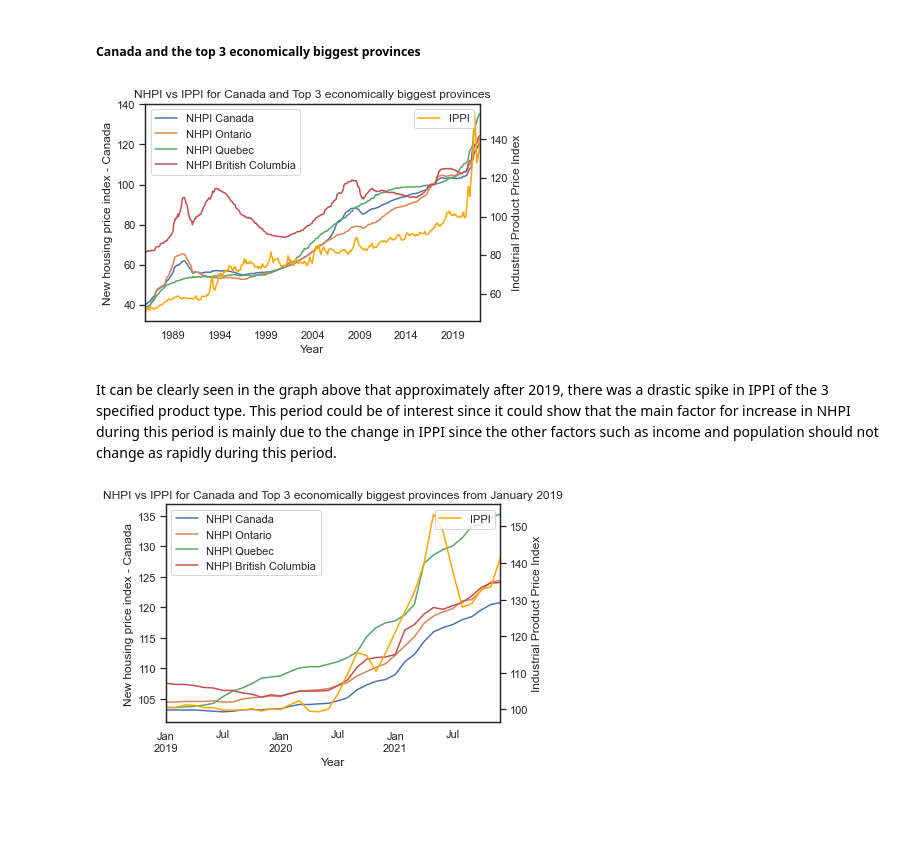
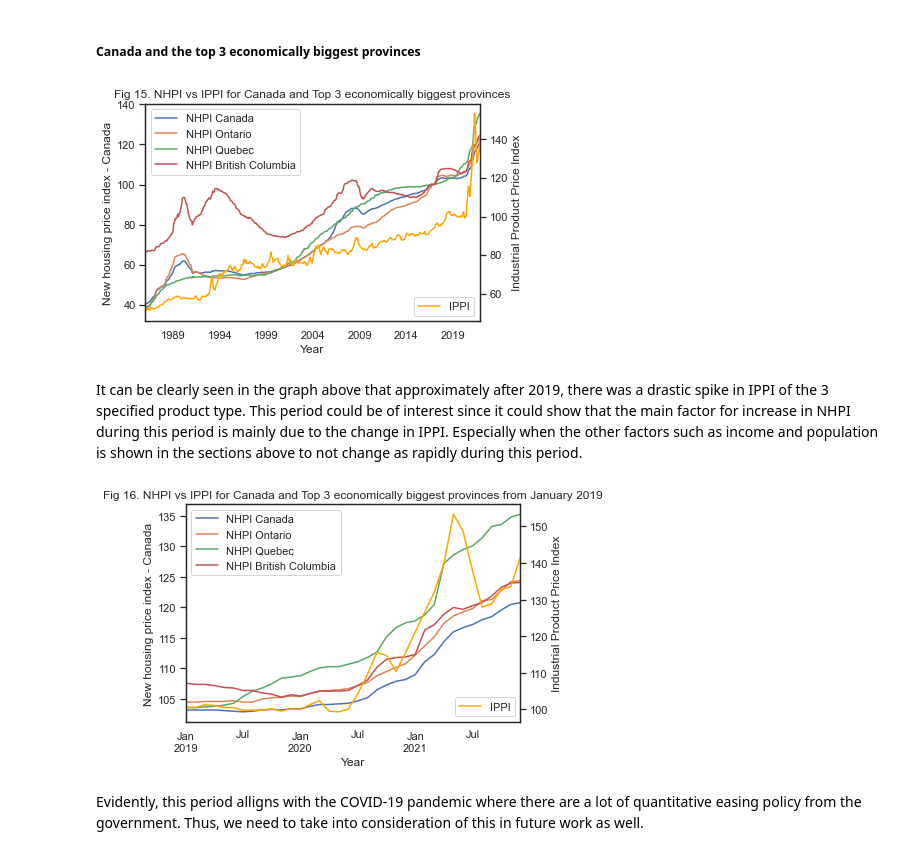
Before and after one commit to ChinhTranKaizen/StatCanHousing, a Jupyter notebook: DataAnalysis.ipynb, the cells around one changed output. Cells and saved outputs as stored; diff of their text form; code cells hidden in the pictures; blank space fills up the shorter version.

```diff
--- a/DataAnalysis.ipynb
+++ b/DataAnalysis.ipynb
@@ -483,27 +489,29 @@ ax1.set_xlabel('Year')
 ax1.legend(['NHPI Canada','NHPI Ontario','NHPI Quebec','NHPI British Columbia'])
 NHPIvsIPPI.plot(x='REF_DATE',y='VALUE_IPPI',color="orange",ax=ax2)
 ax2.set_ylabel('Industrial Product Price Index')
-ax2.legend(['IPPI'],loc=1)
-ax1.set_title('NHPI vs IPPI for Canada and Top 3 economically biggest provinces')
+ax2.legend(['IPPI'],loc=4)
+ax1.set_title('Fig 15. NHPI vs IPPI for Canada and Top 3 economically biggest provinces')
 plt.show()
 # %% [output]
-[figure, old version]
+[figure, new version]
 # %% [markdown]
-It can be clearly seen in the graph above that approximately after 2019, there was a drastic spike in IPPI of the 3 specified product type. This period could be of interest since it could show that the main factor for increase in NHPI during this period is mainly due to the change in IPPI since the other factors such as income and population should not change as rapidly during this period.
+It can be clearly seen in the graph above that approximately after 2019, there was a drastic spike in IPPI of the 3 specified product type. This period could be of interest since it could show that the main factor for increase in NHPI during this period is mainly due to the change in IPPI. Especially when the other factors such as income and population is shown in the sections above to not change as rapidly during this period.
 # %%
 NHPIvsIPPI = NHPIvsIPPI[NHPIvsIPPI.REF_DATE>='01-01-2019']
 #Plot a 2 y-axes line plot
 sns.set_theme(style="white", palette=None)
 fig, ax1 = plt.subplots()
 ax2 = ax1.twinx()
 NHPIvsIPPI.plot(x='REF_DATE',y=['VALUE_NHPI_CAN','VALUE_NHPI_ON','VALUE_NHPI_QC','VALUE_NHPI_BC'],ax=ax1)
 ax1.set_ylabel('New housing price index - Canada')
 ax1.set_xlabel('Year')
 ax1.legend(['NHPI Canada','NHPI Ontario','NHPI Quebec','NHPI British Columbia'])
 NHPIvsIPPI.plot(x='REF_DATE',y='VALUE_IPPI',color="orange",ax=ax2)
 ax2.set_ylabel('Industrial Product Price Index')
-ax2.legend(['IPPI'],loc=1)
-ax1.set_title('NHPI vs IPPI for Canada and Top 3 economically biggest provinces from January 2019')
+ax2.legend(['IPPI'],loc=4)
+ax1.set_title('Fig 16. NHPI vs IPPI for Canada and Top 3 economically biggest provinces from January 2019')
 plt.show()
 # %% [output]
-[figure, old version]
+[figure, new version]
+# %% [markdown]
+Evidently, this period alligns with the COVID-19 pandemic where there are a lot of quantitative easing policy from the government. Thus, we need to take into consideration of this in future work as well.
```
Also changed, not shown: parts of 22 cells of this notebook, 16 other files.
